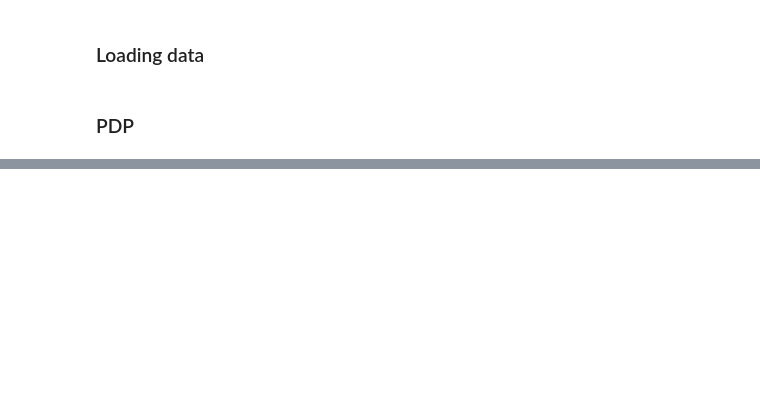
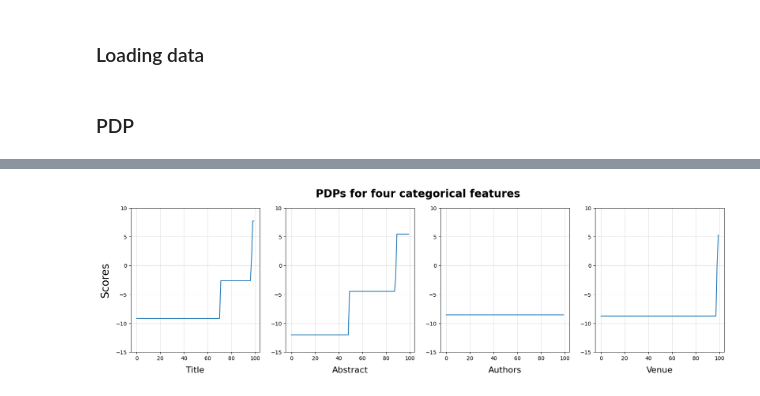
Before and after one commit to youyinnn/s2search, a Jupyter notebook: pipelining/pdp-exp1/pdp-exp1_cslg-rand-100_plotting.ipynb, the cells around one changed output, grey strips where cells are left out. Saved outputs shown, nothing was run; the diff lists cells and outputs as text; code cells hidden in the pictures; blank space fills up the shorter version.

Commit message:
pdp plot improvement

```diff
--- a/pipelining/pdp-exp1/pdp-exp1_cslg-rand-100_plotting.ipynb
+++ b/pipelining/pdp-exp1/pdp-exp1_cslg-rand-100_plotting.ipynb
@@ -141,0 +59,95 @@ plt.show()
+# %%
+import matplotlib.pyplot as plt
+
+categorical_plot_conf = [
+    {
+        'xlabel': 'Title',
+        'ylabel': 'Scores',
+        'ale_xy': ale_xy['title']
+    },
+    {
+        'xlabel': 'Abstract',
+        'ale_xy': ale_xy['abstract']
+    },
+    {
+        'xlabel': 'Authors',
+        'ale_xy': ale_xy['authors']
+    },
+    {
+        'xlabel': 'Venue',
+        'ale_xy': ale_xy['venue'],
+        # 'zoom': {
+        #     'inset_axes': [0.15, 0.45, 0.47, 0.47],
+        #     'x_limit': [950, 1010],
+        #     'y_limit': [-9, 7],
+        #     'connects': [True, True, False, False]
+        # }
+    },
+]
+
+numerical_plot_conf = [
+    {
+        'xlabel': 'Year',
+        'ylabel': 'Scores',
+        'ale_xy': ale_xy['year']
+    },
+    {
+        'xlabel': 'Citation Count',
+        'ale_xy': ale_xy['n_citations'],
+        # 'zoom': {
+        #     'inset_axes': [0.5, 0.2, 0.47, 0.47],
+        #     'x_limit': [-100, 1000],
+        #     'y_limit': [-7.3, -6.2],
+        #     'connects': [False, False, True, True]
+        # }
+    }
+]
+
+def pdp_plot(confs, title):
+    fig, axes = plt.subplots(nrows=1, ncols=len(confs), figsize=(20, 5), dpi=100)
+    subplot_idx = 0
+    plt.suptitle(title, fontsize=20, fontweight='bold')
+    # plt.autoscale(False)
+    for conf in confs:
+        axess = axes if len(confs) == 1 else axes[subplot_idx]
+
+        axess.plot(conf['ale_xy']['x'], conf['ale_xy']['y'])
+        axess.grid(alpha = 0.4)
+
+        if ('ylabel' in conf):
+            axess.set_ylabel(conf.get('ylabel'), fontsize=20, labelpad=10)
+
+        axess.set_xlabel(conf['xlabel'], fontsize=16, labelpad=10)
+
+        if not (conf['ale_xy']['weird']):
+            if (conf['ale_xy']['numerical']):
+                # axess.set_ylim([-1, 3])
+                pass
+            else:
+                axess.set_ylim([-15, 10])
+                pass
+
+        if 'zoom' in conf:
+            axins = axess.inset_axes(conf['zoom']['inset_axes'])
+            axins.plot(conf['ale_xy']['x'], conf['ale_xy']['y'])
+            axins.set_xlim(conf['zoom']['x_limit'])
+            axins.set_ylim(conf['zoom']['y_limit'])
+            axins.grid(alpha=0.3)
+            rectpatch, connects = axess.indicate_inset_zoom(axins)
+            connects[0].set_visible(conf['zoom']['connects'][0])
+            connects[1].set_visible(conf['zoom']['connects'][1])
+            connects[2].set_visible(conf['zoom']['connects'][2])
+            connects[3].set_visible(conf['zoom']['connects'][3])
+
+        subplot_idx += 1
+
+pdp_plot(categorical_plot_conf, "PDPs for four categorical features")
+plt.savefig(os.path.join('.', 'plot', f'{sample_name}-categorical.png'), facecolor='white', transparent=False, bbox_inches='tight')
+
+# second fig
+pdp_plot(numerical_plot_conf, "PDPs for two numerical features")
+plt.savefig(os.path.join('.', 'plot', f'{sample_name}-numerical.png'), facecolor='white', transparent=False, bbox_inches='tight')
+
+plt.show()
+# %% [output]
+[figure, added]
```
Also changed, not shown: parts of 4 cells of this notebook, 36 other files.
